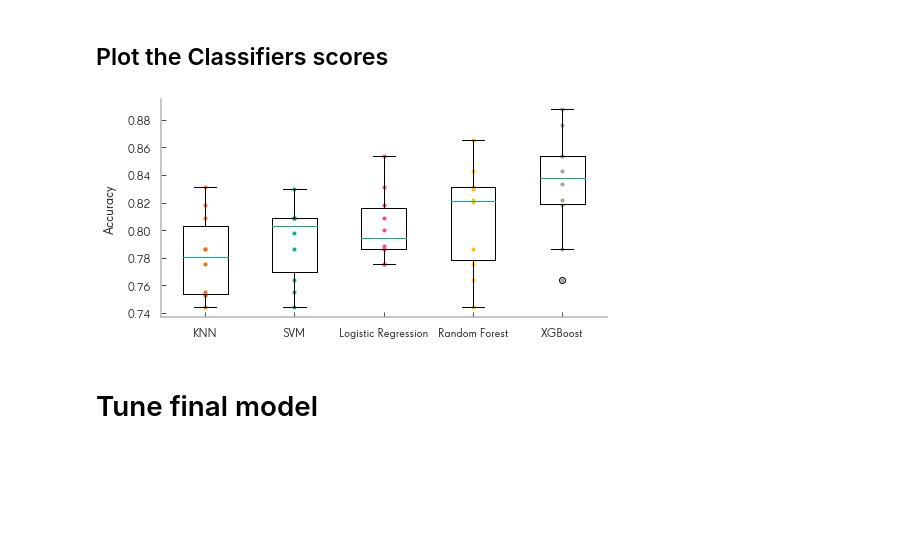
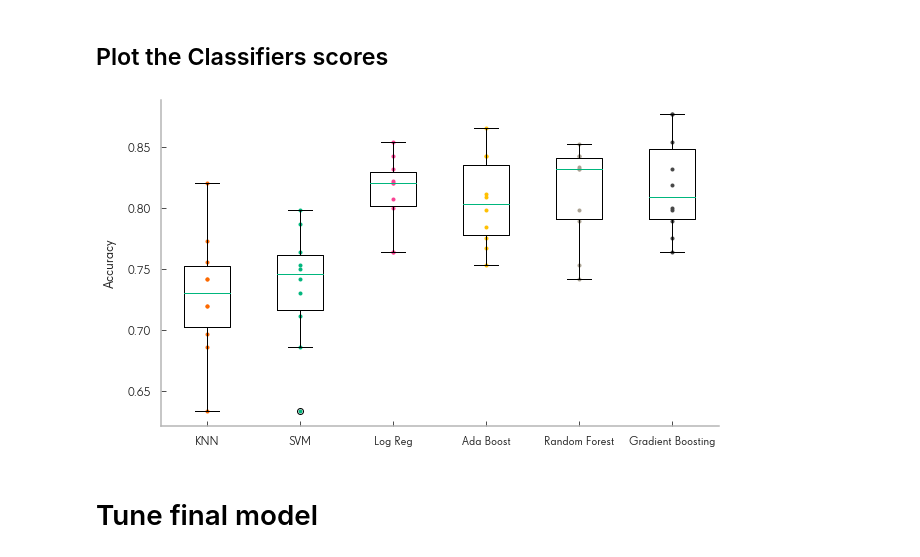
Before and after one commit to caheredia/titanic_predict, a Jupyter notebook: 0.2-streamline_analysis.ipynb, the cells around one changed output. Saved outputs shown, nothing was run; the diff lists cells and outputs as text; code cells hidden in the pictures; blank space fills up the shorter version.

```diff
--- a/0.2-streamline_analysis.ipynb
+++ b/0.2-streamline_analysis.ipynb
@@ -108,6 +131,3 @@ forest_scores.mean()
 # %%
 from sklearn.linear_model import LogisticRegression
-
-log_clf = LogisticRegression(random_state=42, penalty='l2', solver='liblinear')
-log_scores = cross_val_score(log_clf, X_train, y_train, cv=10)
-log_scores.mean()
+log_clf = LogisticRegression(random_state=42, solver= 'liblinear' )
@@ -118,2 +134,4 @@ log_scores.mean()
+# %%
+ada_clf = AdaBoostClassifier()
 # %%
 xgb_clf = GradientBoostingClassifier(random_state=42)
@@ -132,0 +138,10 @@ xgb_scores.mean()
+# %%
+models = [knn_clf, svm_clf,  log_clf, ada_clf, forest_clf, xgb_clf]
+# train models
+scores = []
+for model in models:
+    scores.append(cross_val_score(model, X_train, y_train, cv=10))
+# %%
+labels = ['KNN', 'SVM', 'Log Reg', 'Ada Boost', "Random Forest", 'Gradient Boosting']
+mean_scores = [score.mean() for score in scores]
+pd.DataFrame({'models': labels, 'scores':mean_scores}).set_index('models')
@@ -133,21 +157,19 @@ xgb_scores.mean()
 # %% [markdown]
 ## Plot the Classifiers scores
 # %%
-plt.figure(figsize=(8, 4))
-models = [ knn_scores, svm_scores,  log_scores ,forest_scores, xgb_scores]
+plt.figure(figsize=(10, 6))
 
 # create scatter points
-for i, model in enumerate( models, start=1):
-    plt.plot([i]*10, model, ".")
+for i, score in enumerate( scores, start=1):
+    plt.plot([i]*10, score, ".")
 
-
-plt.boxplot(models, labels=('KNN' , 'SVM', 'Logistic Regression',"Random Forest", 'XGBoost'))
+plt.boxplot(scores, labels=labels)
 plt.ylabel("Accuracy", fontsize=14)
 #plt.xlim(-.5,5.5)
 #plt.ylim(.5,1)
 plt.show()
 # %% [output]
-[figure, old version]
+[figure, new version]
 # %% [markdown]
 # Tune final model
 # %%
```
Also changed, not shown: parts of 49 cells of this notebook, 3 other files.
